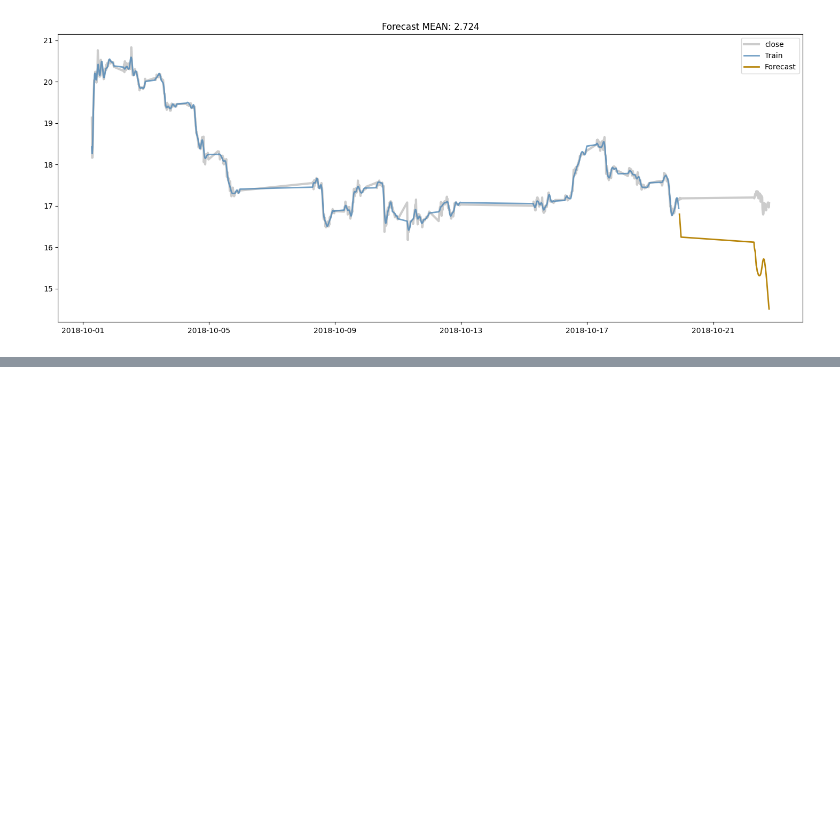
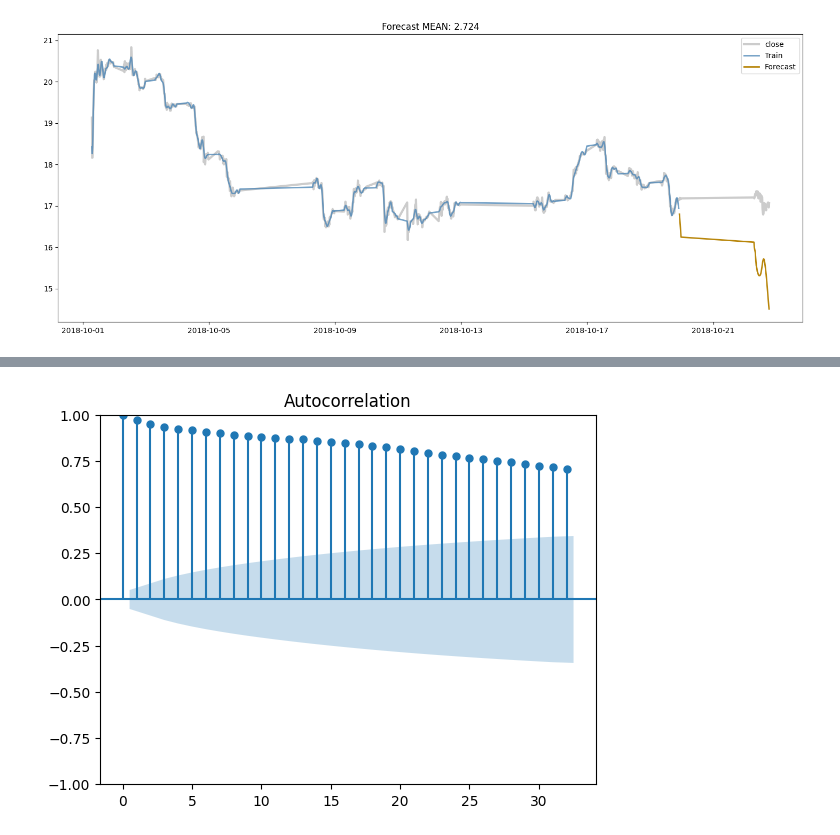
Before and after one commit to Anthony-Cov/MatObes, a Jupyter notebook: Pushkarev/lab/lab3.ipynb, the cells around one changed output, grey strips where cells are left out. Drawn from its saved outputs; the diff is of its cells as text; code cells hidden in the pictures; blank space fills up the shorter version.

```diff
--- a/Pushkarev/lab/lab3.ipynb
+++ b/Pushkarev/lab/lab3.ipynb
@@ -197,0 +205,6 @@ for ts_index in range(stock.shape[1]):
+# %%
+# Построение графика автокорреляционной функции
+plot_acf(temp['meantemp'].values)
+plt.show()
+# %% [output]
+[figure, added]
```
Also changed, not shown: parts of 3 cells of this notebook.
